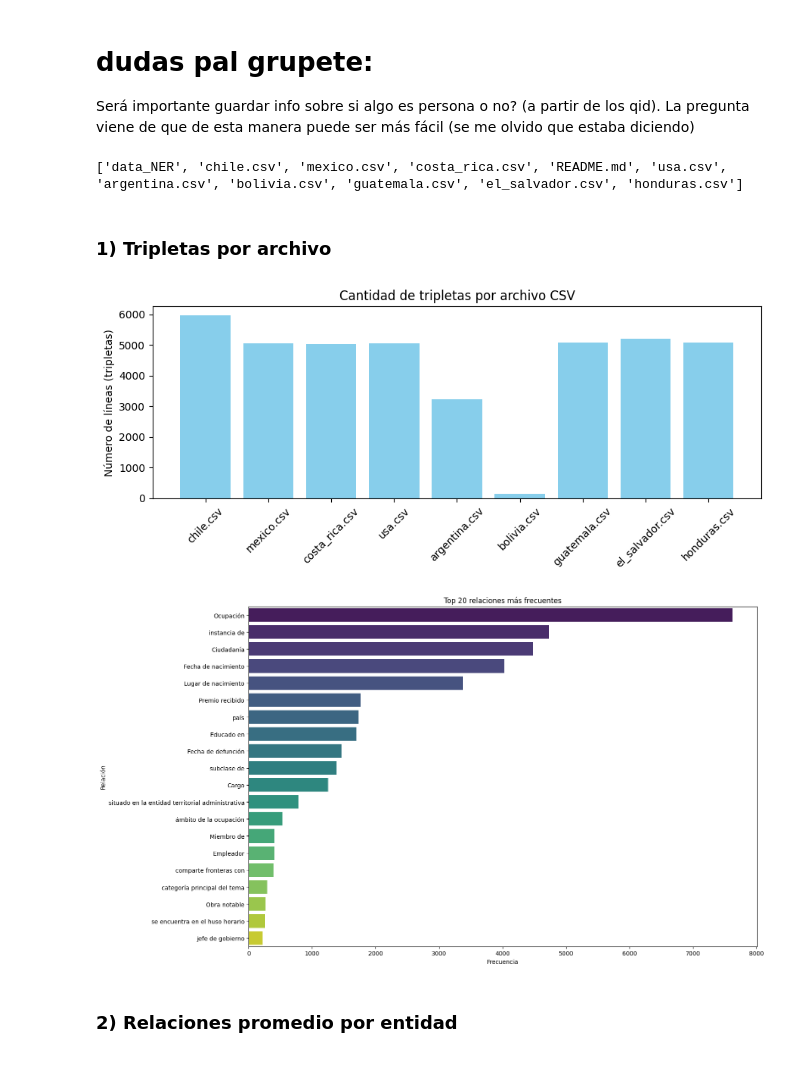
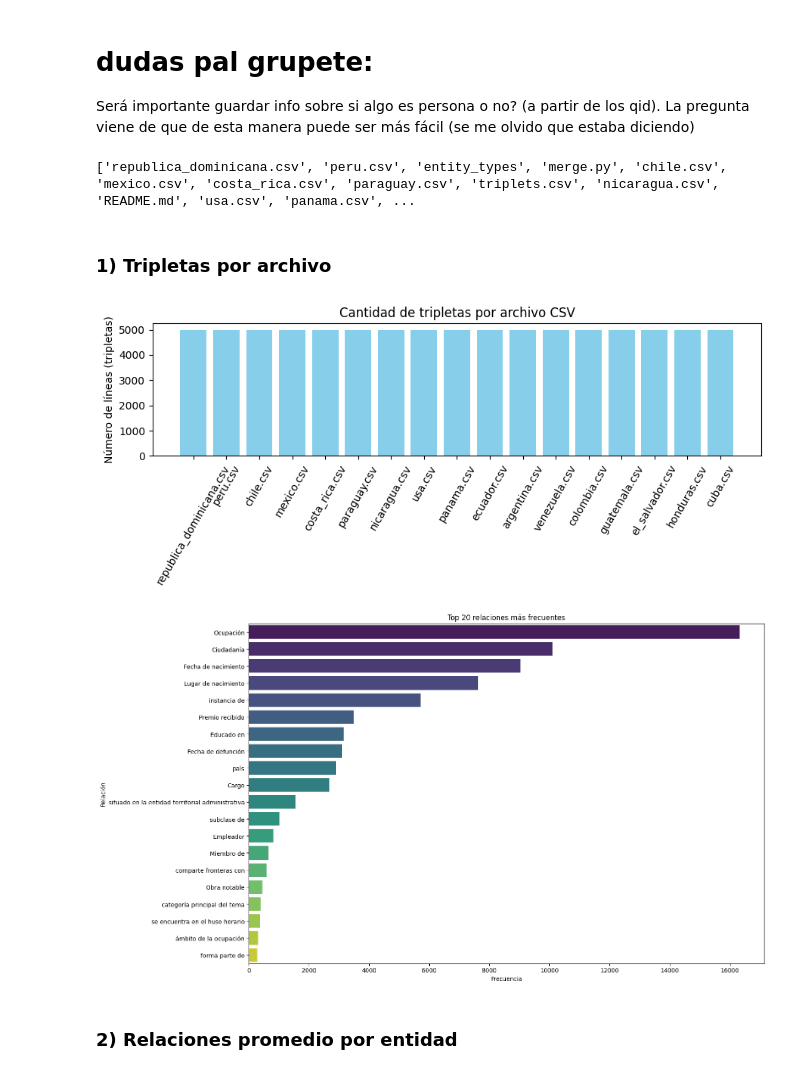
Before and after one commit to JuanHernandez-uc/Proyecto-IA-Gen, a Jupyter notebook: Analisis de datos/analisis_exploratorio.ipynb, the cells around one changed output. Saved outputs shown, nothing was run; the diff lists cells and outputs as text; code cells hidden in the pictures.

```diff
--- a/Analisis de datos/analisis_exploratorio.ipynb
+++ b/Analisis de datos/analisis_exploratorio.ipynb
@@ -11,30 +12,30 @@ import seaborn as sns
 import pandas as pd
 # %%
 data_dir = '../Datasets'
-files = os.listdir(data_dir)
+files = [f for f in os.listdir(data_dir) if f.endswith('.csv') and not f.startswith('triplets')]
 print(files)
 
 # Material de trabajo:
-dfs_dict = {file_name: pd.read_csv(data_dir + "/" + file_name) for file_name in files if file_name.endswith('.csv')}
-big_df = pd.concat(dfs_dict.values(), ignore_index=True)
+dfs_dict = {file_name: pd.read_csv(os.path.join(data_dir, file_name)) for file_name in files}
+big_df = pd.read_csv(os.path.join(data_dir, "triplets.csv"))
 # %% [output]
-['data_NER', 'chile.csv', 'mexico.csv', 'costa_rica.csv', 'README.md', 'usa.csv', 'argentina.csv', 'bolivia.csv', 'guatemala.csv', 'el_salvador.csv', 'honduras.csv']
+['republica_dominicana.csv', 'peru.csv', 'entity_types', 'merge.py', 'chile.csv', 'mexico.csv', 'costa_rica.csv', 'paraguay.csv', 'triplets.csv', 'nicaragua.csv', 'README.md', 'usa.csv', 'panama.csv', ...
 # %% [markdown]
 ### 1) Tripletas por archivo
 # %%
 line_counts = {}
 for file_name, df in dfs_dict.items():
     line_counts[file_name] = len(df)
 
 plt.figure(figsize=(9, 4))
 plt.bar(line_counts.keys(), line_counts.values(), color="skyblue")
 plt.ylabel("Número de líneas (tripletas)")
 plt.title("Cantidad de tripletas por archivo CSV")
-plt.xticks(rotation=45)
+plt.xticks(rotation=60)
 plt.tight_layout()
 plt.show()
 # %% [output]
-[figure, old version]
+[figure, new version]
 # %%
 relation_counts = big_df['relacion'].value_counts().reset_index()
 
@@ -54,7 +55,7 @@ plt.title(f'Top {top_n} relaciones más frecuentes')
 plt.tight_layout()
 plt.show()
 # %% [output]
-[figure, old version]
+[figure, new version]
 # %% [markdown]
 ### 2) Relaciones promedio por entidad
 # %%
```
Also changed, not shown: parts of 8 cells of this notebook.
